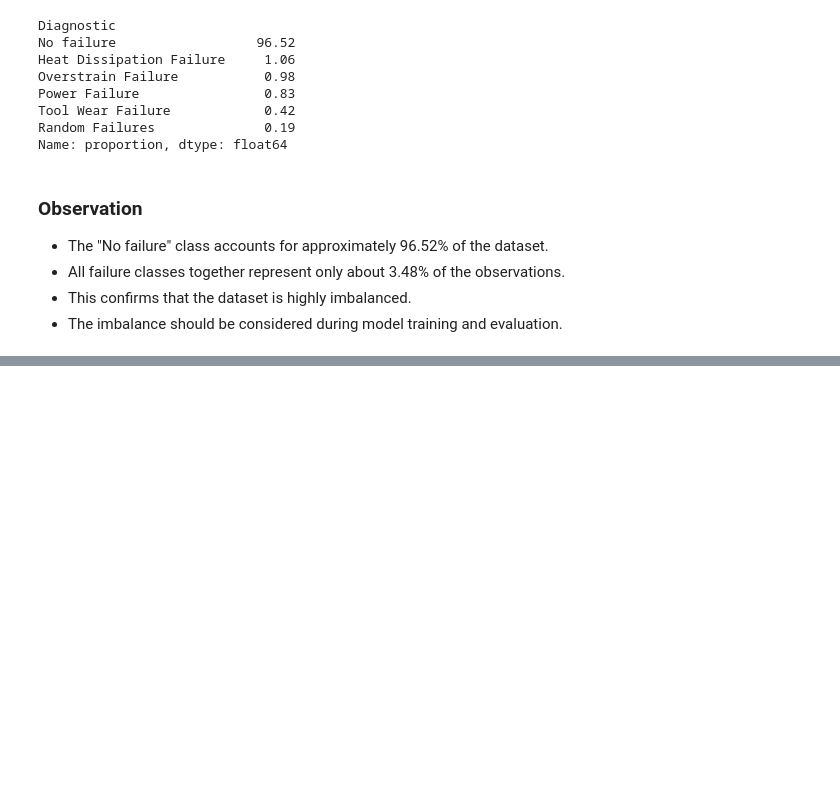
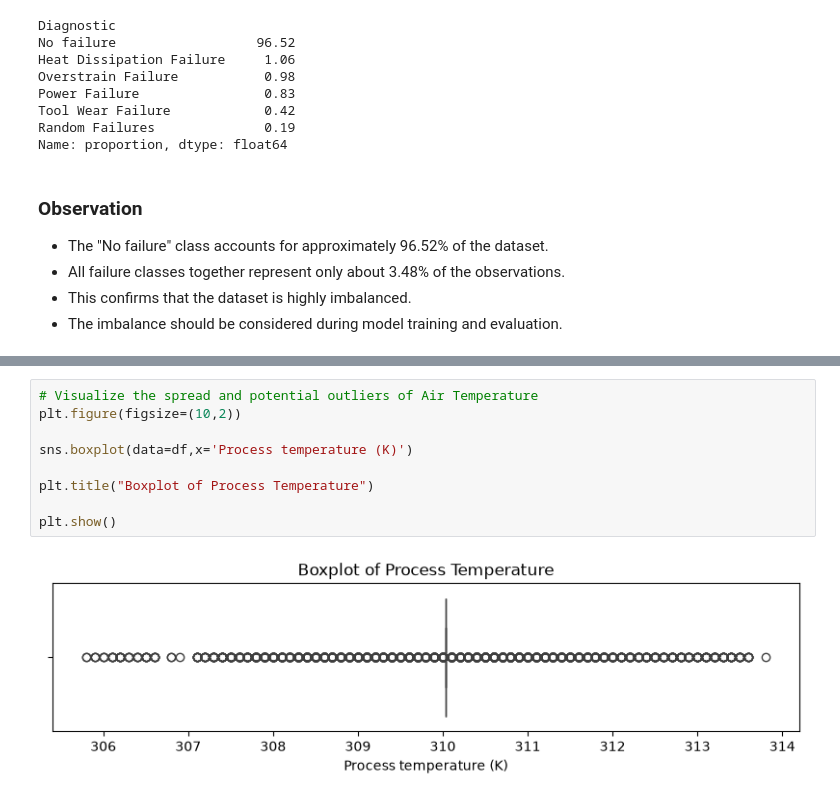
Before and after one commit to Carolljo/Predictive-Maintenance-Intelligence-Platform, a Jupyter notebook: notebooks/03_EDA.ipynb, the cells around one changed output, grey strips where cells are left out. Cells and saved outputs as stored; diff of their text form; blank space fills up the shorter version.

```diff
--- a/notebooks/03_EDA.ipynb
+++ b/notebooks/03_EDA.ipynb
@@ -115,0 +233,11 @@ Name: proportion, dtype: float64
+# %%
+# Visualize the spread and potential outliers of Air Temperature
+plt.figure(figsize=(10,2))
+
+sns.boxplot(data=df,x='Process temperature (K)')
+
+plt.title("Boxplot of Process Temperature")
+
+plt.show()
+# %% [output]
+[figure, added]
```
Also changed, not shown: parts of 25 cells of this notebook.
